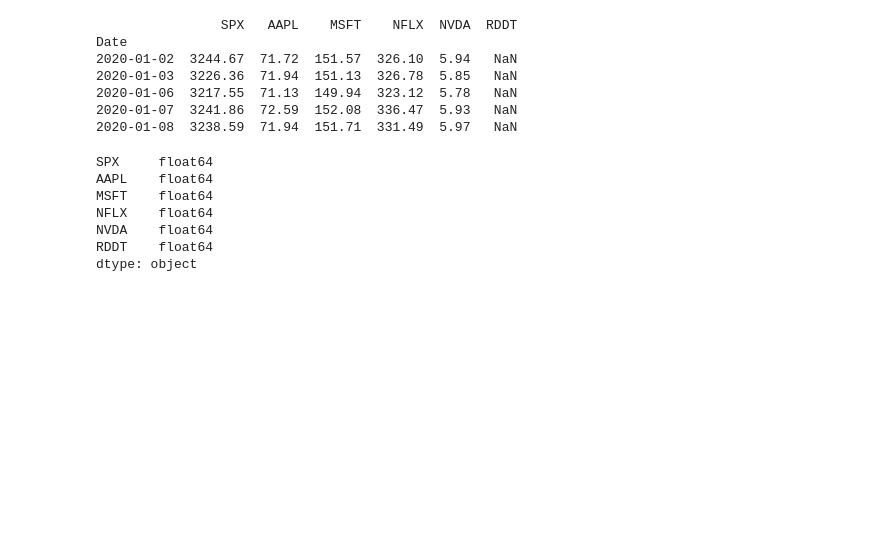
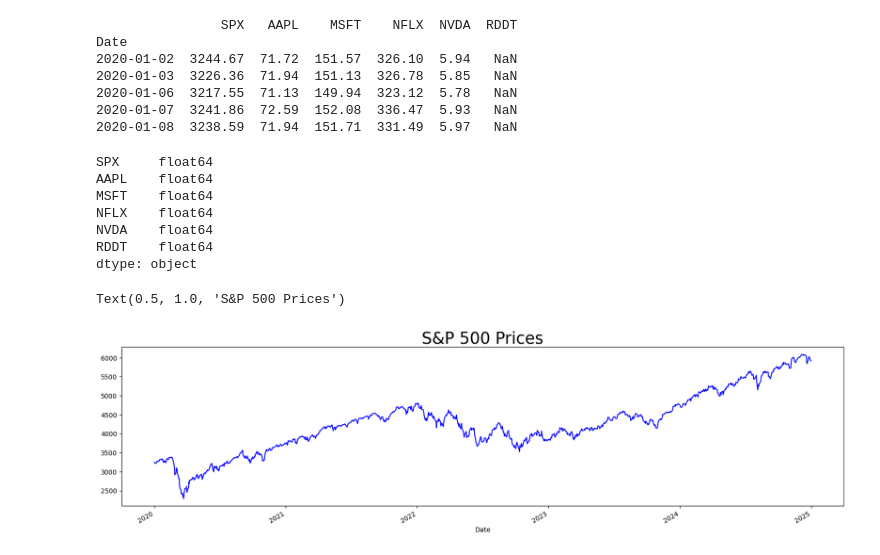
Before and after one commit to hivan04/spx_price_forecast, a Jupyter notebook: model.ipynb, the cells around one changed output. Saved outputs shown, nothing was run; the diff lists cells and outputs as text; code cells hidden in the pictures; blank space fills up the shorter version.

Commit message:
visualised data and normalised prices
Normalised prices as it will be better for analysis later along the line

```diff
--- a/model.ipynb
+++ b/model.ipynb
@@ -93,3 +93,10 @@ NFLX    float64
 NVDA    float64
 RDDT    float64
 dtype: object
+# %%
+import matplotlib.pyplot as plt
+stock.SPX.plot(figsize = (20,5), color = "blue")
+plt.title("S&P 500 Prices", size=25)
+# %% [output]
+Text(0.5, 1.0, 'S&P 500 Prices')
+[figure, added]
```
Also changed, not shown: parts of 9 cells of this notebook.
